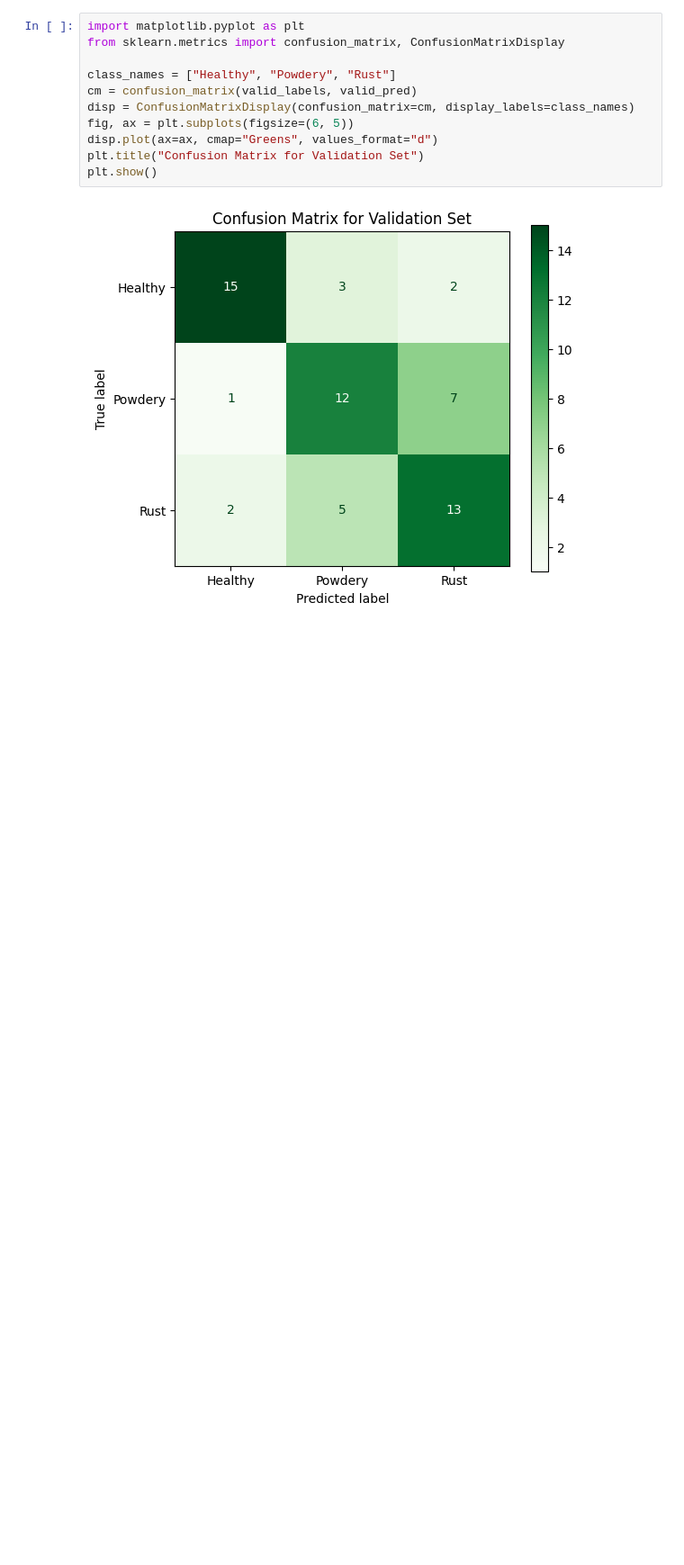
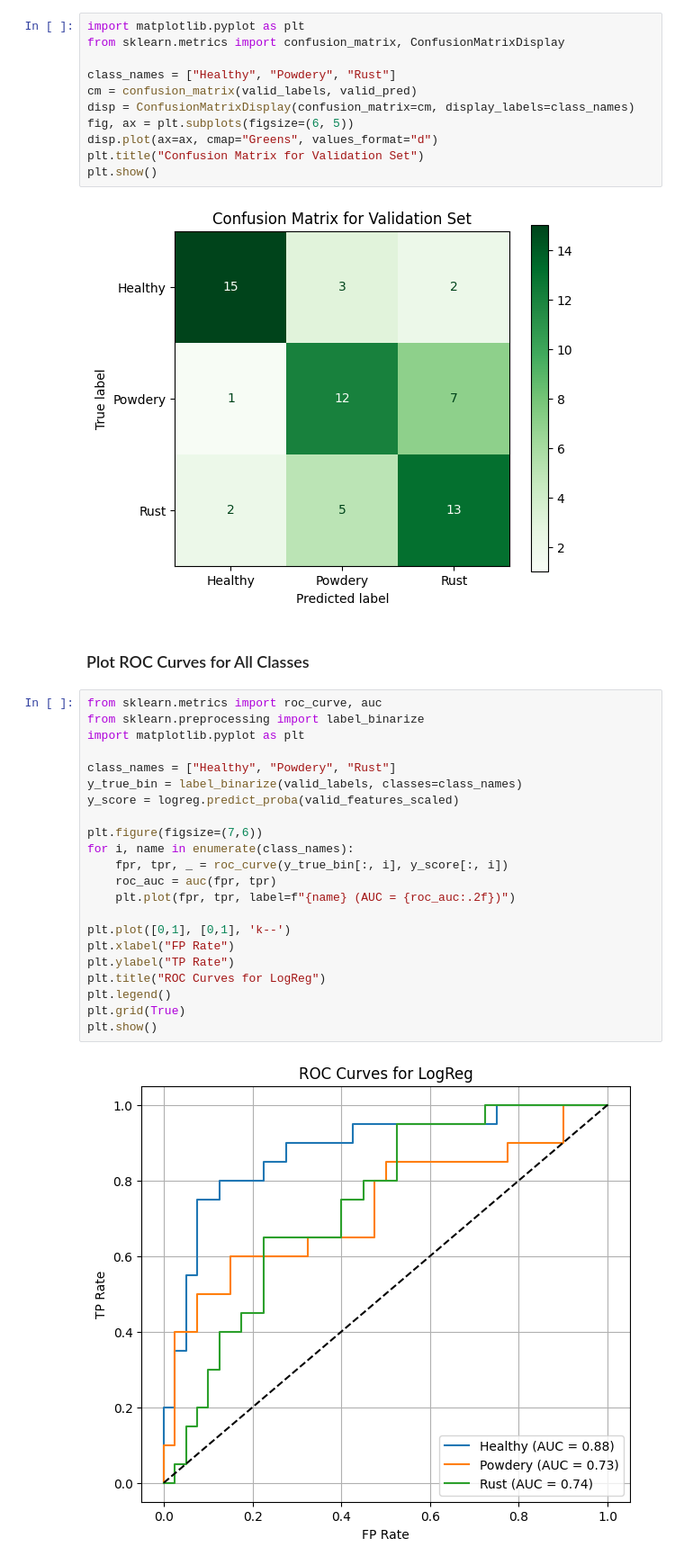
Before and after one commit to kostiak1992/w281-plant-disease-recognition, a Jupyter notebook: texture_detection.ipynb, the cells around one changed output. Shown at 90% size. Saved outputs shown, nothing was run; the diff lists cells and outputs as text; blank space fills up the shorter version.

Commit message:
added ROC and titles

```diff
--- a/texture_detection.ipynb
+++ b/texture_detection.ipynb
@@ -246,3 +263,29 @@ plt.title("Confusion Matrix for Validation Set")
 plt.show()
 # %% [output]
 [figure]
+# %% [markdown]
+### Plot ROC Curves for All Classes
+# %%
+from sklearn.metrics import roc_curve, auc
+from sklearn.preprocessing import label_binarize
+import matplotlib.pyplot as plt
+
+class_names = ["Healthy", "Powdery", "Rust"]
+y_true_bin = label_binarize(valid_labels, classes=class_names)
+y_score = logreg.predict_proba(valid_features_scaled)
+
+plt.figure(figsize=(7,6))
+for i, name in enumerate(class_names):
+    fpr, tpr, _ = roc_curve(y_true_bin[:, i], y_score[:, i])
+    roc_auc = auc(fpr, tpr)
+    plt.plot(fpr, tpr, label=f"{name} (AUC = {roc_auc:.2f})")
+
+plt.plot([0,1], [0,1], 'k--')
+plt.xlabel("FP Rate")
+plt.ylabel("TP Rate")
+plt.title("ROC Curves for LogReg")
+plt.legend()
+plt.grid(True)
+plt.show()
+# %% [output]
+[figure, added]
```
Also changed, not shown: parts of 17 cells of this notebook.
